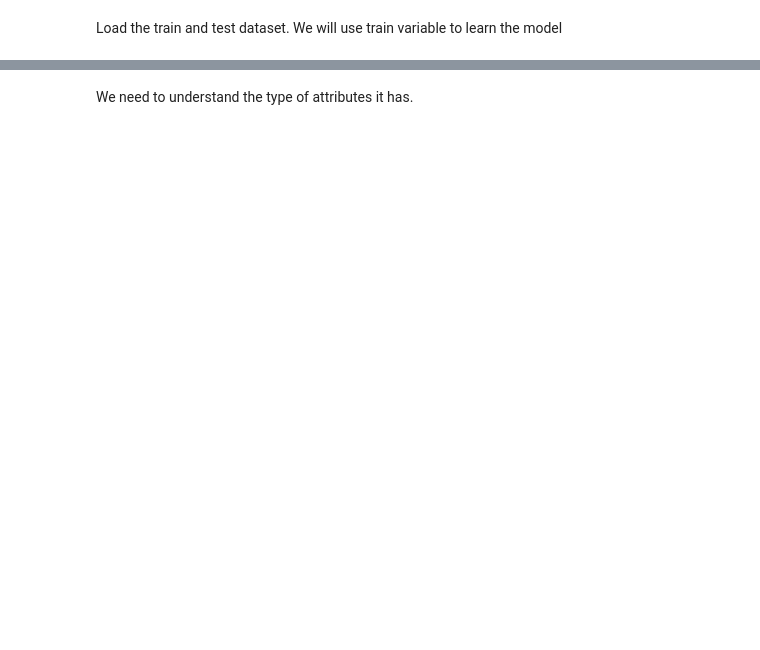
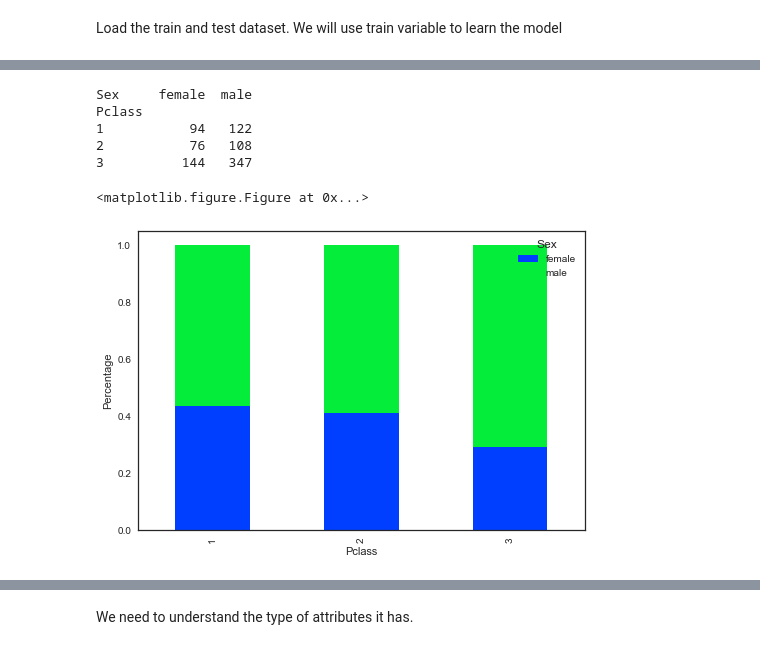
Before and after one commit to Adikhaire/Titanic-Machine-Learning-, a Jupyter notebook: Project_Titanic.ipynb, the cells around one changed output, grey strips where cells are left out. Cells and saved outputs as stored; diff of their text form; code cells hidden in the pictures; blank space fills up the shorter version.

```diff
--- a/Project_Titanic.ipynb
+++ b/Project_Titanic.ipynb
@@ -47,0 +138,15 @@ The shape of the Test set (418, 11)
+# %%
+plt.figure(figsize=(12,12))
+tab = pd.crosstab(index = df_train['Pclass'], columns = df_train['Sex'])
+print(tab)
+dummy = tab.div(other = tab.sum(1).astype(float),axis=0).plot(kind = 'bar',stacked=True)
+dummy = plt.xlabel('Pclass')
+dummy = plt.ylabel('Percentage')
+# %% [output]
+Sex     female  male
+Pclass
+1           94   122
+2           76   108
+3          144   347
+<matplotlib.figure.Figure at 0x...>
+[figure, added]
```
Also changed, not shown: parts of 21 cells of this notebook.
